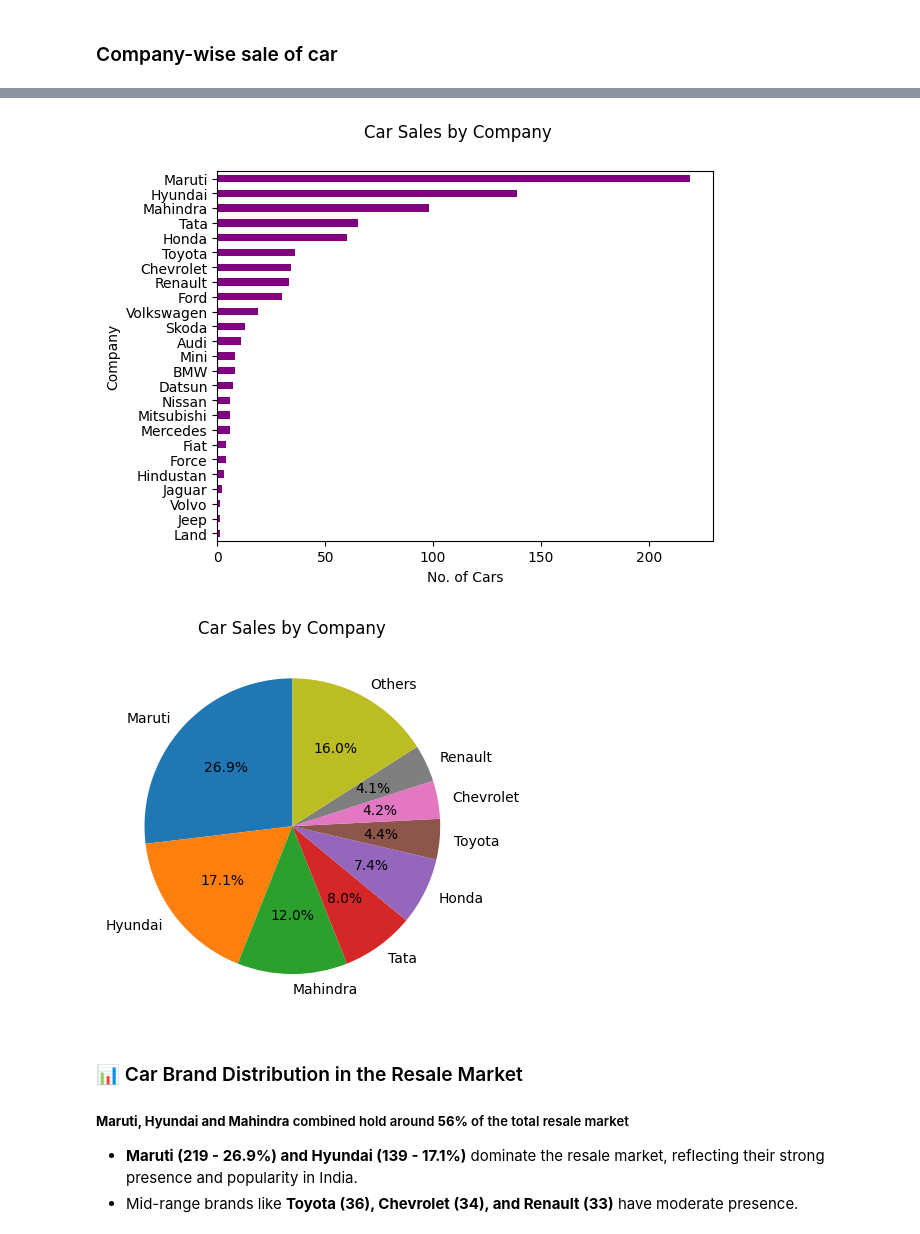
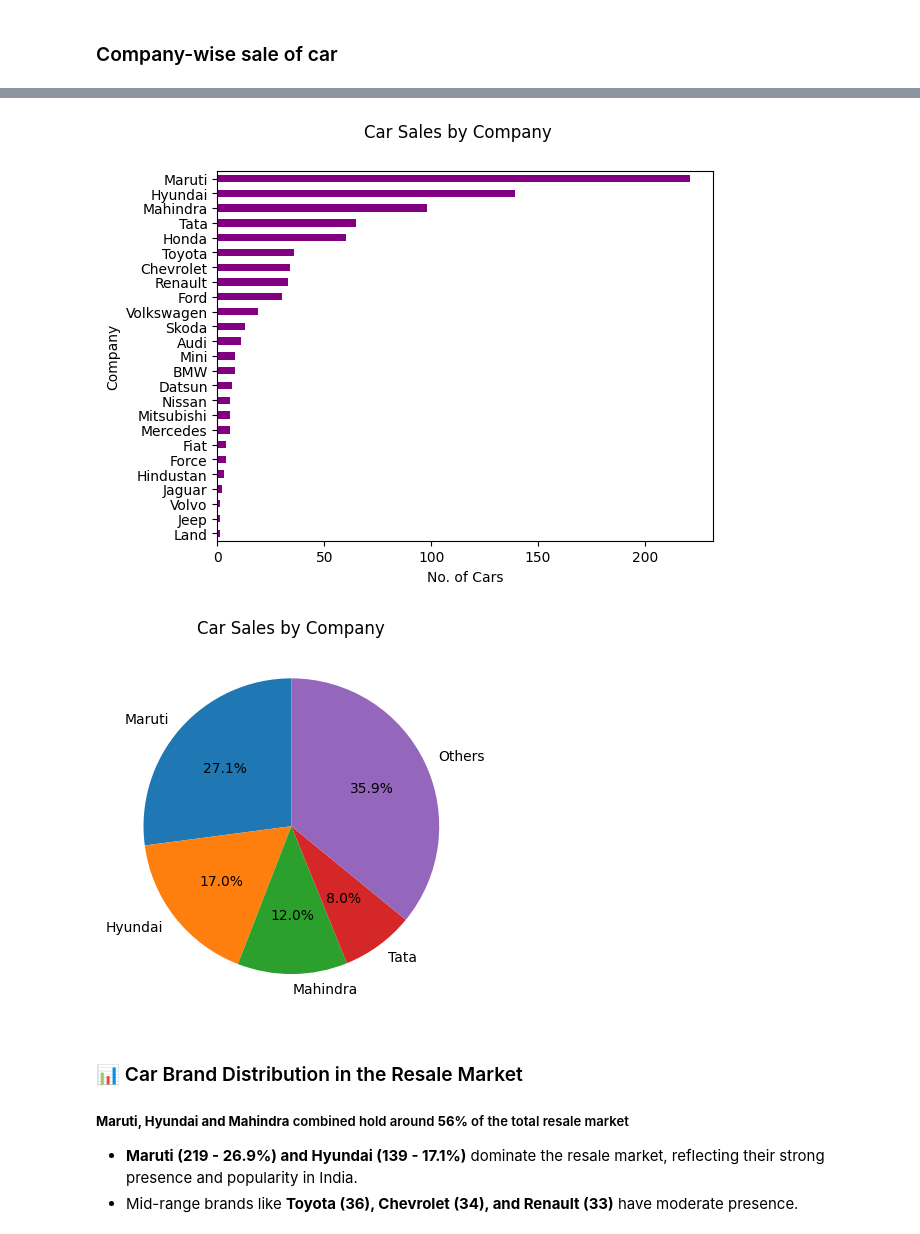
Before and after one commit to MrJ-2k04/MCA-Sem-2-Project, a Jupyter notebook: 2) EDA_Visualisations.ipynb, the cells around one changed output, grey strips where cells are left out. Drawn from its saved outputs; the diff is of its cells as text; code cells hidden in the pictures.

Commit message:
Updated preprocessing, added another plot

```diff
--- a/2) EDA_Visualisations.ipynb
+++ b/2) EDA_Visualisations.ipynb
@@ -92,24 +100,24 @@ dtype: int64
 # %%
 company_wise_sales.plot(
     kind="barh",
     xlabel="No. of Cars",
     ylabel="Company",
     title="Car Sales by Company",
     color="purple",
     subplots=True,
 )
 plt.show()
 
 
 # Pie chart for company-wise sales
-number_of_companies = 8
+number_of_companies = 4
 company_wise_sales_pie = df.groupby("company").size().sort_values(ascending=False).head(number_of_companies).copy()
 company_wise_sales_pie.loc['Others'] = df.groupby("company").size().sort_values(ascending=False).tail(-number_of_companies).sum()
 company_wise_sales_pie.plot(kind='pie', autopct='%1.1f%%', startangle=90, title="Car Sales by Company")
 plt.show()
 # %% [output]
 [figure]
-[figure, old version]
+[figure, new version]
 # %% [markdown]
 ### 📊 Car Brand Distribution in the Resale Market
 
```
Also changed, not shown: parts of 15 cells of this notebook, 2 other files.
